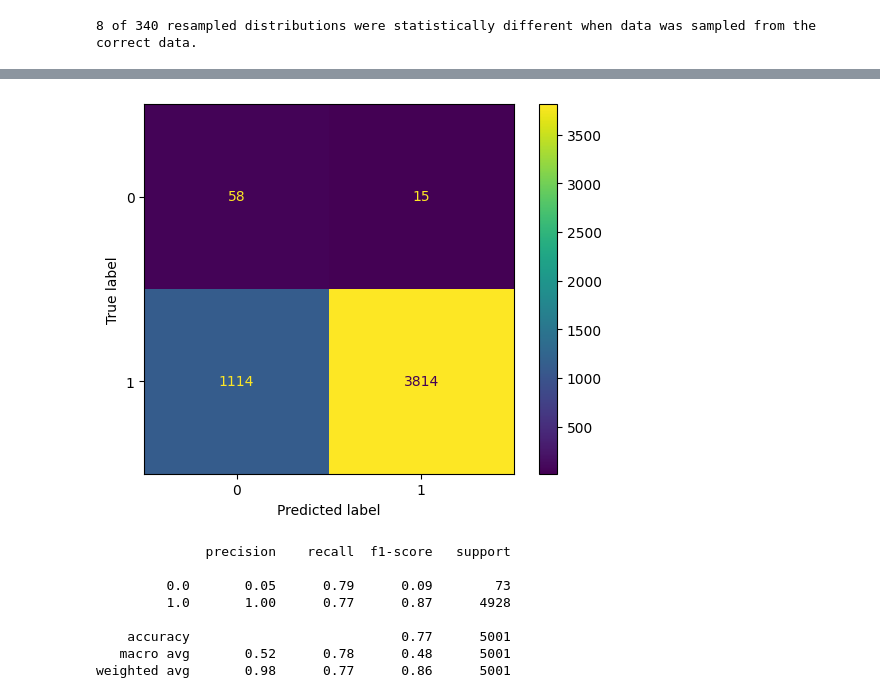
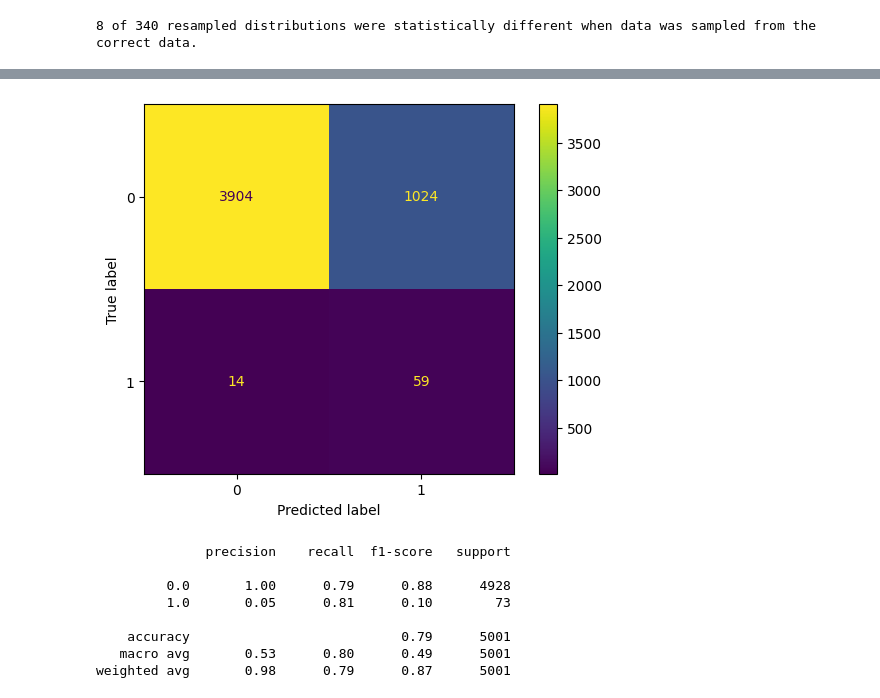
Before and after one commit to patelraj7021/llm-hallucination-monitoring, a Jupyter notebook: CAIS_research_project.ipynb, the cells around one changed output, grey strips where cells are left out. Drawn from its saved outputs; the diff is of its cells as text; code cells hidden in the pictures.

```diff
--- a/CAIS_research_project.ipynb
+++ b/CAIS_research_project.ipynb
@@ -582,13 +411,10 @@ F1 Score: 0.04838709677419355
 # %%
-from sklearn.linear_model import LogisticRegression
-# need to try with weights as free parameters
 train_x = np.concatenate((train_correct[:, stat_diff_layers], train_incorrect[:, stat_diff_layers]), axis=0)
-train_y = np.concatenate((np.ones(train_correct.shape[0]), np.zeros(train_incorrect.shape[0])), axis=0)
+train_y = np.concatenate((np.zeros(train_correct.shape[0]), np.ones(train_incorrect.shape[0])), axis=0)
 print(f'train_x.shape: {train_x.shape}')
 print(f'train_y.shape: {train_y.shape}')
-model = LogisticRegression(n_jobs=-1, fit_intercept=True,
-                           class_weight='balanced')
-model.fit(train_x, train_y)
-print(model.coef_)
-print(model.intercept_)
+test_x = np.concatenate((test_correct[:, stat_diff_layers], test_incorrect[:, stat_diff_layers]), axis=0)
+test_y = np.concatenate((np.zeros(test_correct.shape[0]), np.ones(test_incorrect.shape[0])), axis=0)
+print(f'test_x.shape: {test_x.shape}')
+print(f'test_y.shape: {test_y.shape}')
 # %% [output]
@@ -601,7 +534,9 @@ train_y.shape: (20002,)
 # %%
-from sklearn.metrics import confusion_matrix, ConfusionMatrixDisplay, classification_report
-test_x = np.concatenate((test_correct[:, stat_diff_layers], test_incorrect[:, stat_diff_layers]), axis=0)
-test_y = np.concatenate((np.ones(test_correct.shape[0]), np.zeros(test_incorrect.shape[0])), axis=0)
+from sklearn.linear_model import LogisticRegression
+
+model = LogisticRegression(n_jobs=-1, fit_intercept=True,
+                           class_weight='balanced')
+model.fit(train_x, train_y)
 conf_matrix = confusion_matrix(test_y, model.predict(test_x))
 disp = ConfusionMatrixDisplay(conf_matrix)
 disp.plot()
@@ -712,56 +592,38 @@ weighted avg       0.98      0.78      0.86      5001
 # %%
 # try mixture of expert models with balanced datasets
 def train_logistic_regression(train_x, train_y):
-    # get all indices of train_y where 0
-    zero_indices = np.where(train_y == 0)[0]
-    zero_subset_x = train_x[zero_indices]
-    zero_subset_y = train_y[zero_indices]
-    zero_sample_indices = np.random.choice(np.arange(zero_subset_x.shape[0]),
-                                       size=zero_subset_x.shape[0], replace=True)
-    zero_sample_x = zero_subset_x[zero_sample_indices]
-    zero_sample_y = zero_subset_y[zero_sample_indices]
-    # get all indices of train_y where 1
-    one_indices = np.where(train_y == 1)[0]
-    one_subset_x = train_x[one_indices]
-    one_subset_y = train_y[one_indices]
-    # sample with replacement
-    one_sample_indices = np.random.choice(np.arange(one_subset_x.shape[0]),
-                                       size=zero_subset_x.shape[0], replace=True)
-    one_sample_x = one_subset_x[one_sample_indices]
-    one_sample_y = one_subset_y[one_sample_indices]
-    x_sample = np.concatenate((zero_sample_x, one_sample_x), axis=0)
-    y_sample = np.concatenate((zero_sample_y, one_sample_y), axis=0)
+    x_sample, y_sample = get_balanced_subsample(train_x, train_y)
     model = LogisticRegression(n_jobs=-1, fit_intercept=True, penalty=None, solver='saga',
                                max_iter=5000)
     model.fit(x_sample, y_sample)
     return model
 
 predictions = []
 num_models = 100
 for i in range(num_models):
     print(f'Training model {i+1} of {num_models}')
     print(f'Training on {len(train_x)} samples')
     model = train_logistic_regression(train_x, train_y)
     predictions.append(model.predict(test_x))
     clear_output(wait=True)
 predictions = np.array(predictions)
 predictions = np.mean(predictions, axis=0)
 predictions = np.where(predictions > 0.5, 1, 0)
 conf_matrix = confusion_matrix(test_y, predictions)
 disp = ConfusionMatrixDisplay(conf_matrix)
 disp.plot()
 plt.show()
 print(classification_report(test_y, predictions))
 # %% [output]
-[figure, old version]
+[figure, new version]
               precision    recall  f1-score   support
 
-         0.0       0.05      0.79      0.09        73
-         1.0       1.00      0.77      0.87      4928
+         0.0       1.00      0.79      0.88      4928
+         1.0       0.05      0.81      0.10        73
 
-    accuracy                           0.77      5001
-   macro avg       0.52      0.78      0.48      5001
-weighted avg       0.98      0.77      0.86      5001
+    accuracy                           0.79      5001
+   macro avg       0.53      0.80      0.49      5001
+weighted avg       0.98      0.79      0.87      5001
 # %%
 # try svm
 from sklearn.svm import SVC
```
Also changed, not shown: parts of 52 cells of this notebook.
